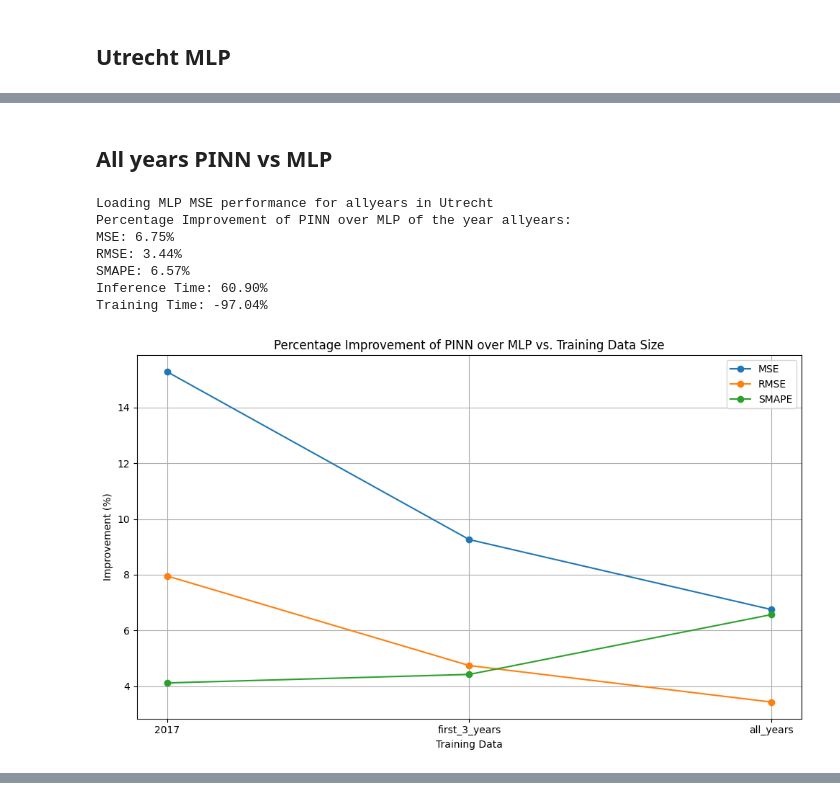
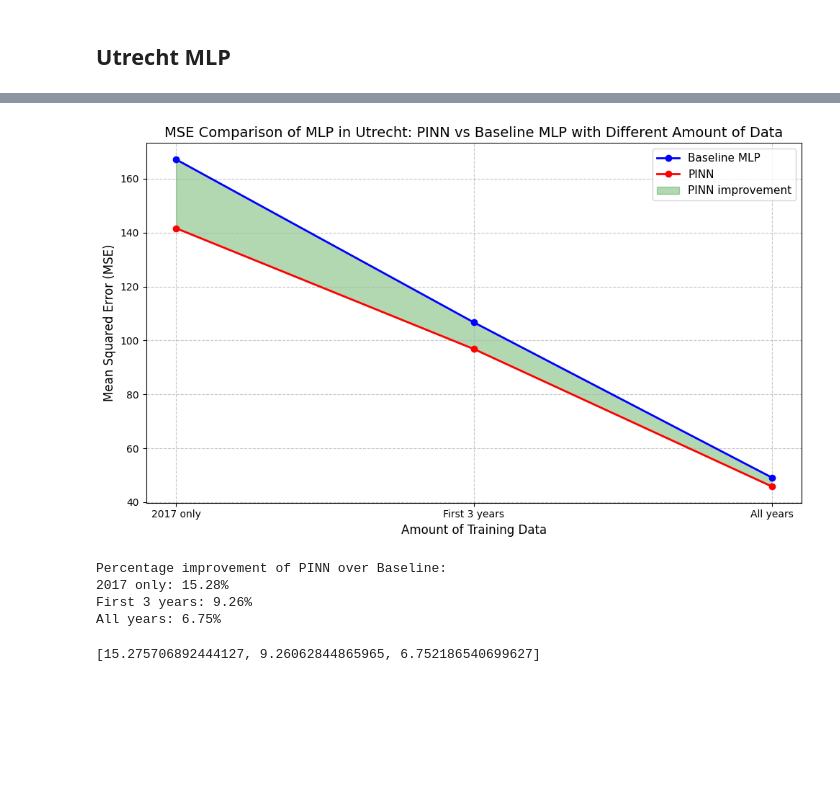
Before and after one commit to CodingMonkey17/forecasting_smog_PEML, a Jupyter notebook: src/compare_results.ipynb, the cells around one changed output, grey strips where cells are left out. Cells and saved outputs as stored; diff of their text form; code cells hidden in the pictures; blank space fills up the shorter version.

```diff
--- a/src/compare_results.ipynb
+++ b/src/compare_results.ipynb
@@ -14,14 +96,0 @@ LOSS_FUNC = 'MSE'
-# %%
-def get_performance(years, city):
-    print(f'Loading {NN_TYPE} {LOSS_FUNC} performance for {years} in {city}')
-    mlp_file = RESULTS_PATH / 'Utrecht'/ 'metrics' / f'results_MLP_no2_MSE_{years}_Utrecht.csv'
-    pinn_file = RESULTS_PATH /'Utrecht'/ 'metrics' / f'results_MLP_no2_PINN_{years}_Utrecht.csv'
-    # Load CSVs (they are comma-separated)
-    mlp_df = pd.read_csv(mlp_file)
-    pinn_df = pd.read_csv(pinn_file)
-
-    # First row is the metrics
-    mlp_metrics = mlp_df.iloc[0]
-    pinn_metrics = pinn_df.iloc[0]
-
-    return mlp_metrics, pinn_metrics
@@ -78,13 +159,0 @@ Training Time: -16.75%
-# %% [markdown]
-## All years PINN vs MLP
-# %%
-years = 'allyears'
-improvement_all_years = get_PINN_improvement(years, city)
-# %% [output]
-Loading MLP MSE performance for allyears in Utrecht
-Percentage Improvement of PINN over MLP of the year allyears:
-MSE: 6.75%
-RMSE: 3.44%
-SMAPE: 6.57%
-Inference Time: 60.90%
-Training Time: -97.04%
@@ -104,15 +160,4 @@ improvement_df = pd.DataFrame(data).T  # Transpose so rows are years, columns ar
-# %%
-plt.figure(figsize=(10, 6))
-for metric in ["MSE", "RMSE", "SMAPE"]:
-    plt.plot(improvement_df.index, improvement_df[metric], marker="o", label=metric)
-
-plt.title("Percentage Improvement of PINN over MLP vs. Training Data Size")
-plt.ylabel("Improvement (%)")
-plt.xlabel("Training Data")
-plt.legend()
-plt.grid(True)
-plt.tight_layout()
-plt.savefig(BASE_DIR / 'data' / 'thesis_plots' / 'PINN_MLP_improvement_Utrecht.png')
-plt.show()
-# %% [output]
-[figure, removed]
+# %%
+# Run the function
+plot_mse_comparison(city = 'Utrecht', nn_type = "MLP")
+# %% [output]
@@ -118,0 +173,6 @@ plt.show()
+[figure, added]
+Percentage improvement of PINN over Baseline:
+2017 only: 15.28%
+First 3 years: 9.26%
+All years: 6.75%
+[15.275706892444127, 9.26062844865965, 6.752186540699627]
```
Also changed, not shown: parts of 16 cells of this notebook, 7 other files.
